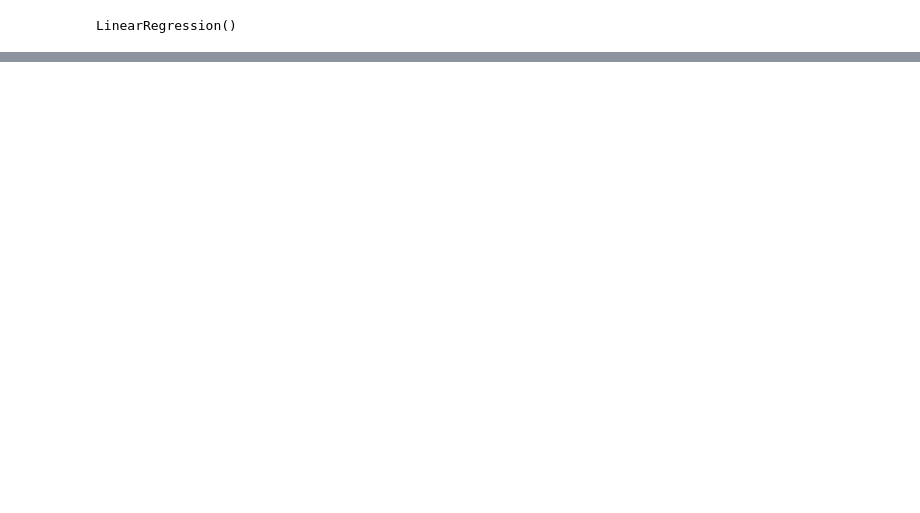
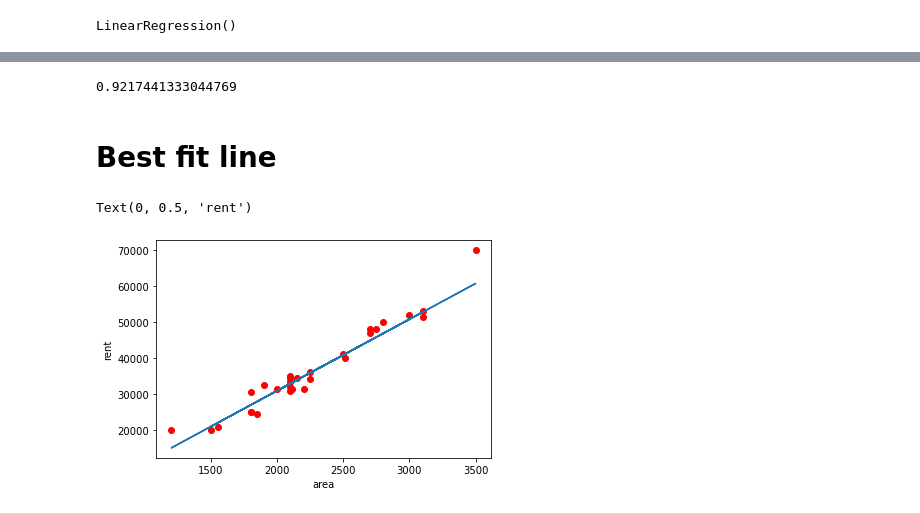
Before and after one commit to Manuel-098/Machine-Learning-with-python, a Jupyter notebook: Untitled.ipynb, the cells around one changed output, grey strips where cells are left out. Cells and saved outputs as stored; diff of their text form; code cells hidden in the pictures; blank space fills up the shorter version.

```diff
--- a/Untitled.ipynb
+++ b/Untitled.ipynb
@@ -207,2 +162,0 @@ reg= LinearRegression()
-# %%
-reg.fit(xtrain,ytrain)
@@ -242,2 +162,0 @@ array([69.15416178])
-# %%
-df['pred_weight']= reg.predict(df[['Weight']])
@@ -267,2 +162,0 @@ Text(0.5, 1.0, 'Mechine Learing')
-# %%
-df = pd.read_csv('weight-height.csv')
@@ -283,0 +176,2 @@ from sklearn.metrics import classification_report, accuracy_score, confusion_mat
+# %%
+df['pred_rent'] = reg.predict(df[['area']])
@@ -283,0 +197,15 @@ from sklearn.metrics import classification_report, accuracy_score, confusion_mat
+# %%
+reg.score(xtest,ytest) # R square value (acurrcy)
+# %% [output]
+0.9217441333044769
+# %% [markdown]
+# Best fit line
+# %%
+plt.plot(df.area, reg.predict(df[['area']]))
+#Data viz
+plt.scatter(df['area'], df['rent'], color='red')
+plt.xlabel('area')
+plt.ylabel('rent')
+# %% [output]
+Text(0, 0.5, 'rent')
+[figure, added]
```
Also changed, not shown: parts of 82 cells of this notebook.
